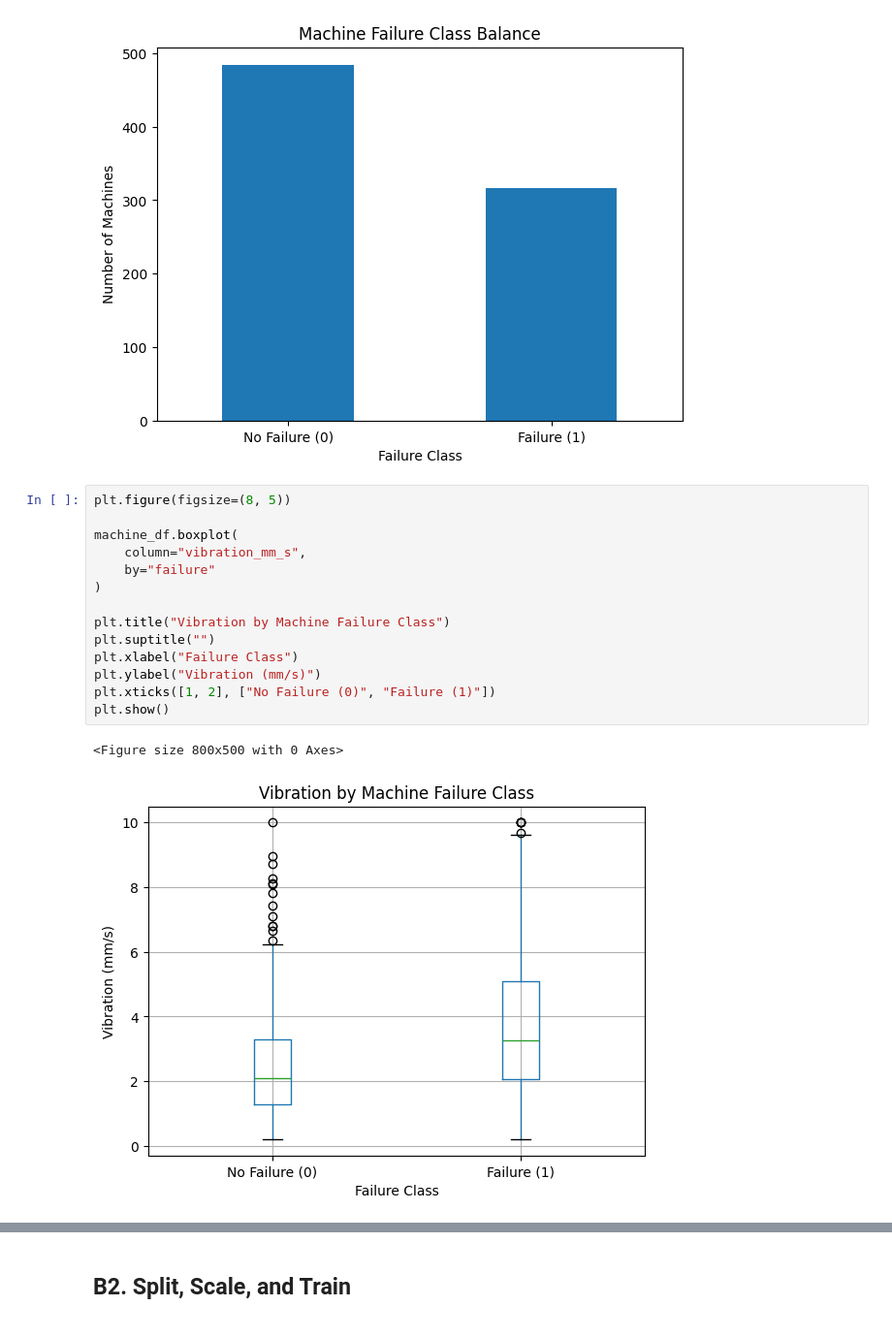
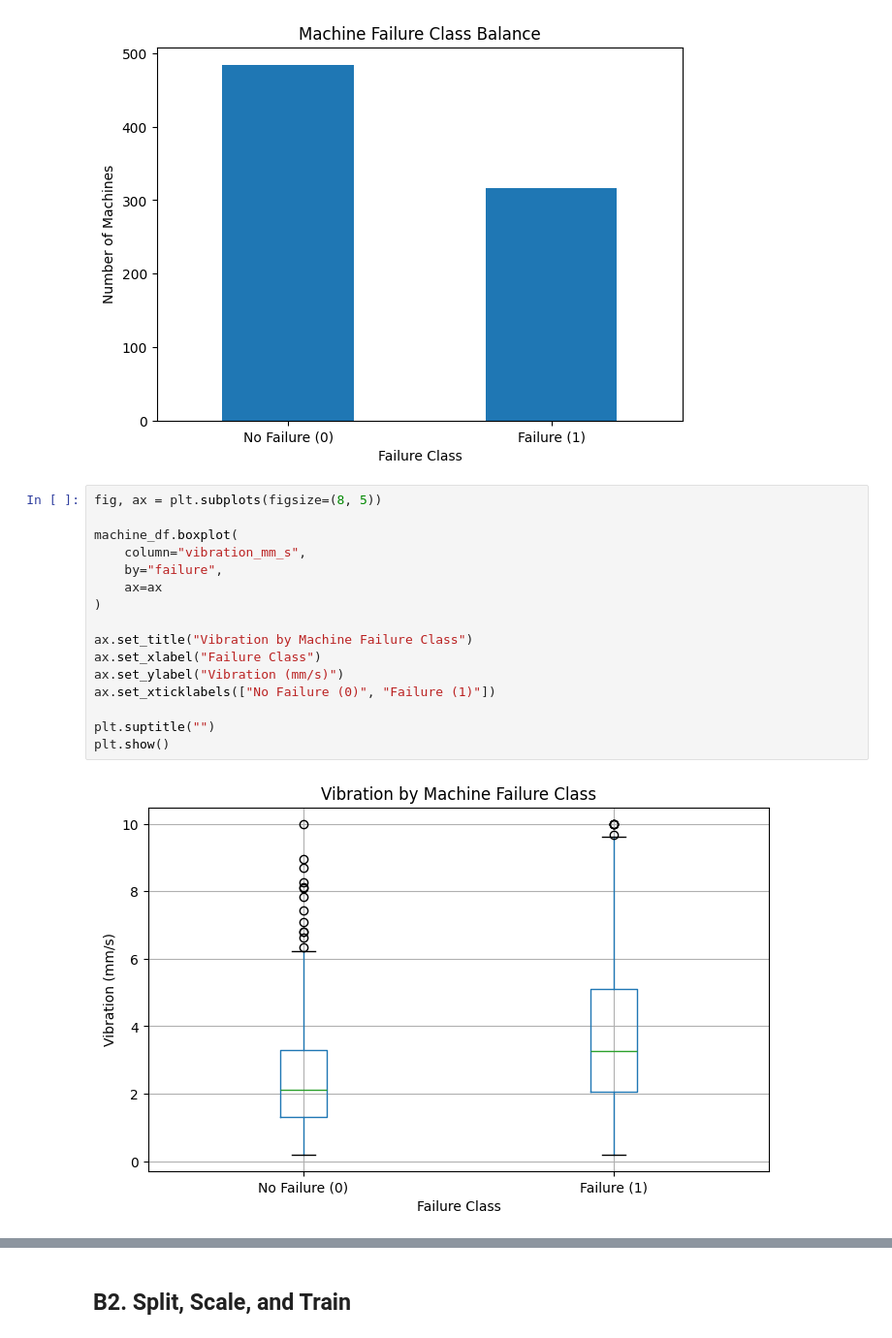
Before and after one commit to Kartikiscalm/IML-LAB-, a Jupyter notebook: B25CM1027_Kartik_A1.ipynb, the cells around one changed output, grey strips where cells are left out. Shown at 97% size. Drawn from its saved outputs; the diff is of its cells as text.

```diff
--- a/B25CM1027_Kartik_A1.ipynb
+++ b/B25CM1027_Kartik_A1.ipynb
@@ -461,22 +464,23 @@ plt.show()
 # %% [output]
 [figure]
 # %%
-plt.figure(figsize=(8, 5))
+fig, ax = plt.subplots(figsize=(8, 5))
 
 machine_df.boxplot(
     column="vibration_mm_s",
-    by="failure"
+    by="failure",
+    ax=ax
 )
 
-plt.title("Vibration by Machine Failure Class")
+ax.set_title("Vibration by Machine Failure Class")
+ax.set_xlabel("Failure Class")
+ax.set_ylabel("Vibration (mm/s)")
+ax.set_xticklabels(["No Failure (0)", "Failure (1)"])
+
 plt.suptitle("")
-plt.xlabel("Failure Class")
-plt.ylabel("Vibration (mm/s)")
-plt.xticks([1, 2], ["No Failure (0)", "Failure (1)"])
 plt.show()
 # %% [output]
-<Figure size 800x500 with 0 Axes>
-[figure, old version]
+[figure, new version]
 # %% [markdown]
 ### B1 Interpretation
 
```
Also changed, not shown: parts of 7 cells of this notebook.
